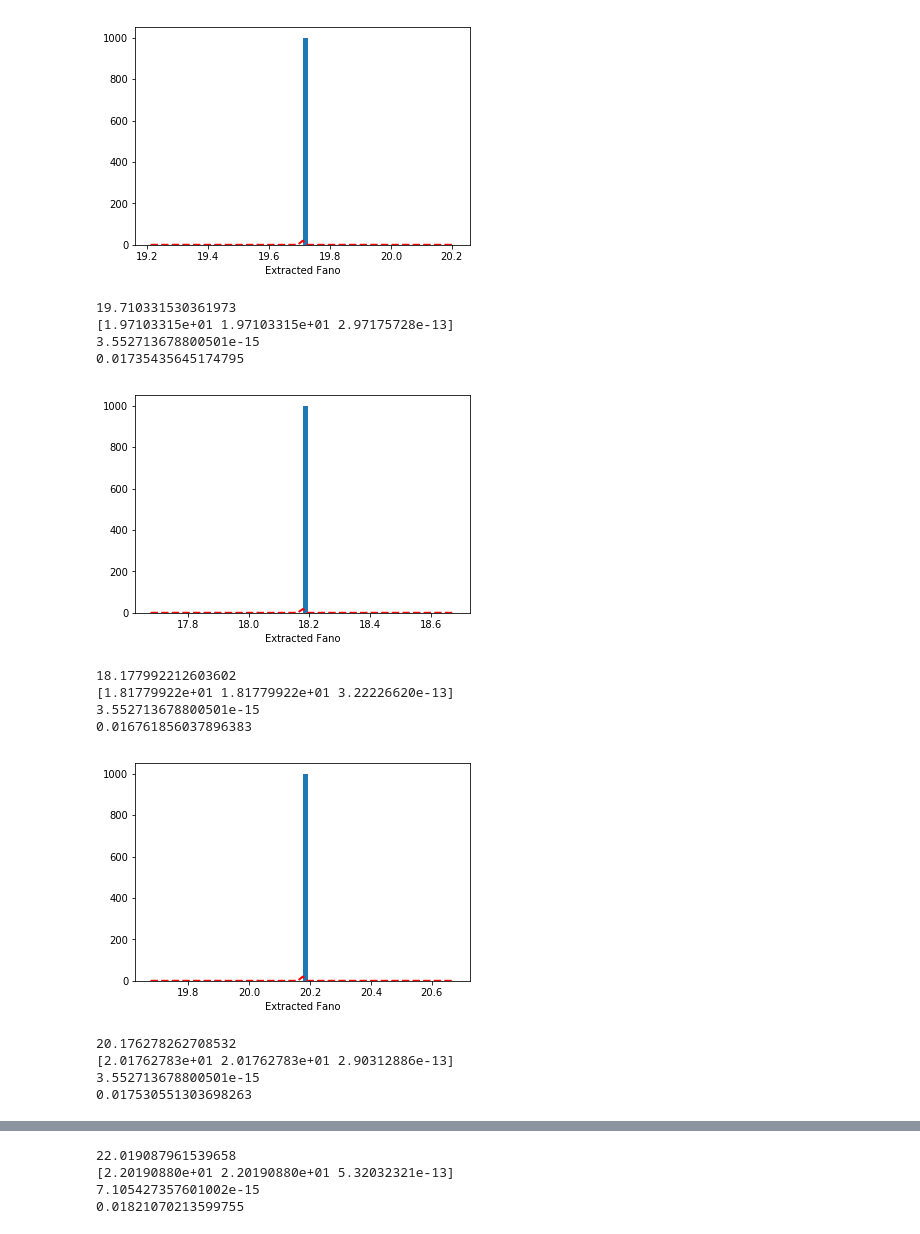
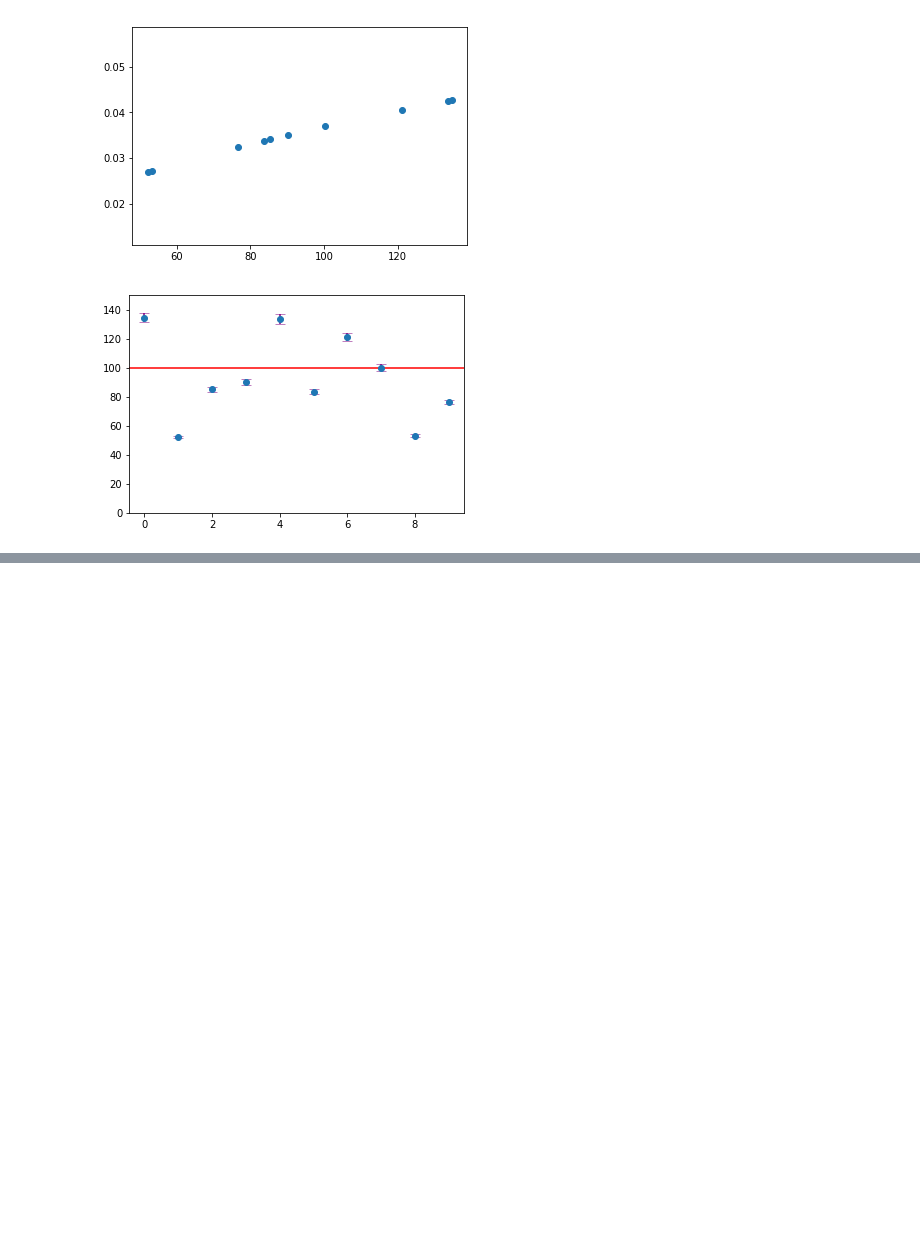
Before and after one commit to villaa/nrFano_Constraint, a Jupyter notebook: Band_Fits/Yield_1ER.ipynb, the cells around one changed output, grey strips where cells are left out. Saved outputs shown, nothing was run; the diff lists cells and outputs as text; code cells hidden in the pictures; blank space fills up the shorter version.

```diff
--- a/Band_Fits/Yield_1ER.ipynb
+++ b/Band_Fits/Yield_1ER.ipynb
@@ -41,8 +41,8 @@ QNR=[]
 PT1 = []
 # %%
 #For Nuclear Recoils
-F =20
-N = 10000
+F =100
+N = 100
 #Er = np.random.exponential(40,np.uint32(N*0.3)) #tip from anthony
 #Er = np.random.uniform(0,200,N)
 #Enr = np.random.choice(np.arange(10,100))
@@ -300,9 +329,11 @@ for this_data in data:
 # %%
 #Fano = (b[:,4]**2*b[:,2] +b[:,5]**2*b[:,3] -sigma)**2/(b[:,6]*(b[:,4]**2*eps + V/1000*b[:,5]**2))
 
-def calc_fano(data,sig):
+def calc_fano(data):
     mean = []
     error = []
+    fano = []
+    stdy = []
     for x in data:
         #x = data[i]
         U1 = x[:,4]
@@ -310,20 +341,28 @@ def calc_fano(data,sig):
         sigQ = x[:,2]
         sigP = x[:,3]
         N = x[:,6]
-        sigy = np.std(x[:,1])
+        sigy = np.std(x[:,1],0) #sample std
         #Fano = (-U1**2*sigQ**2-U2**2*sigP**2 + sigy**2)/(U1**2*eps**2 +U2**2*(V/1000)**2)
         Fano = (sigy**2*Enr**2 - sigQ**2)/(eps**2*N)
         #Fano = Fano/N
         #print(min(x[:,0]),max(x[:,0]))
 
-        x,y,z = find_fano(Fano)
-        print(np.mean(Fano))
-        mean.append(x[1])
-        error.append(np.std(Fano))
-        print(x)
-        print(np.std(Fano))
-        print(sigy)
-        #print("mean :",x[1],",","uncertainty in mean : ",y[1,1]
+        y,z = find_fano(Fano)
+        #print(Fano)
+
+        n = len(x[:,1])
+        h = np.mean(x[:,1]-np.mean(x[:,1]))
+
+        err = np.sqrt((1/n)*((n-3)/(n-1))*sigy**4)*(2*sigy*Enr**2)/(eps**2*N)
+        err1 = np.mean(err)
+        error.append(err1)
 
 
-    return mean, error
+        fano.append(Fano)
+        mean.append(y)
+        stdy.append(sigy)
+        #error.append(np.std(Fano))
+
+        #print(Fano)
+
+    return mean, error,fano,stdy
@@ -374,27 +369,17 @@ plt.show()
 # %%
-means,errors = calc_fano(data,sig)
+means,errors,fano,sigy= calc_fano(data)
+#print(errors)
 
+plt.figure()
+plt.scatter(means,sigy)
 
 x = np.arange(0,10)
 
 plt.figure()
 plt.errorbar(x,means,yerr=errors,fmt ='o',label = 'error', ecolor = 'purple', Linestyle = 'None', capsize=5, capthick=0.5)
 plt.axhline(y=F, color='r', linestyle='-')
 plt.ylim(0,150)
 plt.show()
 # %% [output]
-[figure, old version]
+[figure, new version]
-19.710331530361973
-[1.97103315e+01 1.97103315e+01 2.97175728e-13]
-3.552713678800501e-15
-0.01735435645174795
-[figure, old version]
+[figure, new version]
-18.177992212603602
-[1.81779922e+01 1.81779922e+01 3.22226620e-13]
-3.552713678800501e-15
-0.016761856037896383
-[figure, removed]
-20.176278262708532
-[2.01762783e+01 2.01762783e+01 2.90312886e-13]
-3.552713678800501e-15
-0.017530551303698263
@@ -402,4 +385,0 @@ plt.show()
-22.019087961539658
-[2.20190880e+01 2.20190880e+01 5.32032321e-13]
-7.105427357601002e-15
-0.01821070213599755
```
Also changed, not shown: parts of 10 cells of this notebook, 18 other files.
